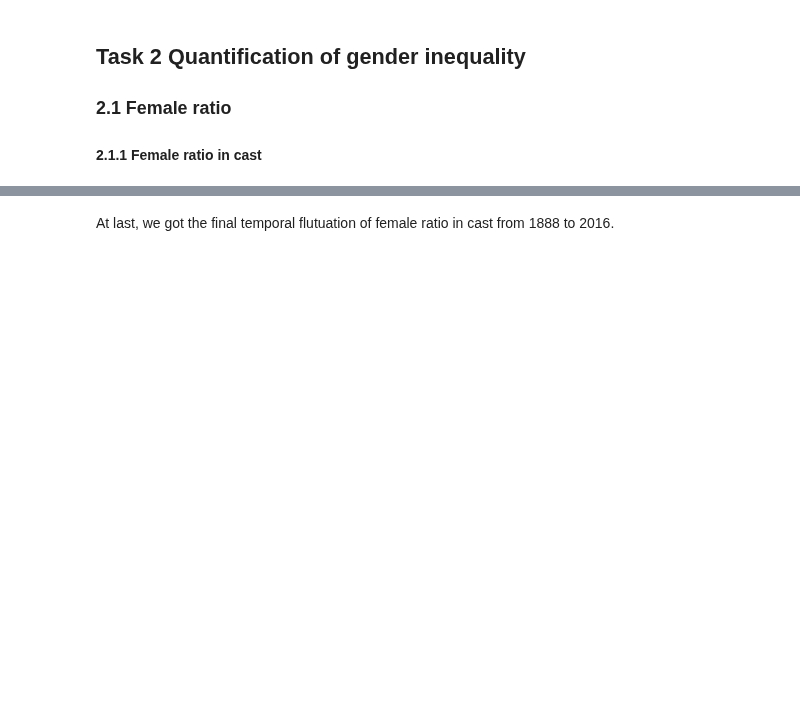
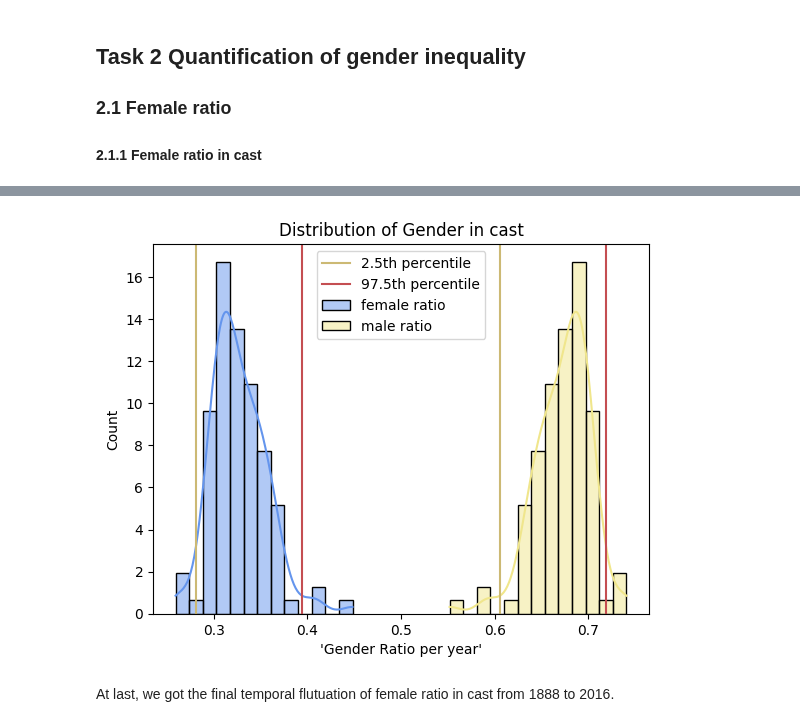
Before and after one commit to epfl-ada/ada-2022-project-yiyisoda, a Jupyter notebook: milestone_2.ipynb, the cells around one changed output, grey strips where cells are left out. Saved outputs shown, nothing was run; the diff lists cells and outputs as text; code cells hidden in the pictures; blank space fills up the shorter version.

```diff
--- a/milestone_2.ipynb
+++ b/milestone_2.ipynb
@@ -453,8 +465,14 @@ characters_by_year = characters_by_year[characters_by_year['release_year'].isin(
 # %%
-def female_ratio(s):
-    female_count = len(s[s['actor_gender']=='F'])
-    return round((female_count/len(s)), 4)
+def gender_ratio(s, gender):
+    count = len(s[s['actor_gender']==gender])
 
-female_ratio_by_year = characters_by_year.groupby('release_year').apply(lambda x: female_ratio(x)).reset_index() # compute female ratio of each year
+    return round((count/len(s)), 4)
+
+
+female_ratio_by_year = characters_by_year.groupby('release_year').apply(lambda x: gender_ratio(x, 'F')).reset_index() # compute female ratio of each year
 female_ratio_by_year['female_ratio'] = female_ratio_by_year[0] # rename column
 female_ratio_by_year=female_ratio_by_year[['release_year','female_ratio']] # keep only necessary columns
+
+male_ratio_by_year = characters_by_year.groupby('release_year').apply(lambda x: gender_ratio(x, 'M')).reset_index() # compute male ratio of each year
+male_ratio_by_year['male_ratio'] = male_ratio_by_year[0] # rename column
+male_ratio_by_year=male_ratio_by_year[['release_year','male_ratio']] # keep only necessary columns
@@ -469,3 +479,23 @@ Text(0.5, 1.0, 'Distribution of Female Ratio in Cast in Each Year')
+# %%
+ax = sns.histplot(female_ratio_by_year.female_ratio.values, kde=True, stat='density', color = 'cornflowerblue', label='female ratio')
+lower = np.percentile(female_ratio_by_year.female_ratio.values, 2.5)
+upper = np.percentile(female_ratio_by_year.female_ratio.values, 97.5)
+plt.axvline(x=lower, ymin=0, ymax=1,c='y')
+plt.axvline(x=upper, ymin=0, ymax=1,c='r')
+
+ax = sns.histplot(male_ratio_by_year.male_ratio.values, kde=True, stat='density', color = 'khaki',label='male ratio')
+lower = np.percentile(male_ratio_by_year.male_ratio.values, 2.5)
+upper = np.percentile(male_ratio_by_year.male_ratio.values, 97.5)
+plt.axvline(x=lower, ymin=0, ymax=1,label='2.5th percentile',c='y')
+plt.axvline(x=upper, ymin=0, ymax=1,label='97.5th percentile',c='r')
+
+plt.xlabel("'Gender Ratio per year'")
+plt.ylabel("Count")
+plt.title("Distribution of Gender in cast")
+plt.legend()
+plt.show()
+# %% [output]
+[figure, added]
 # %% [markdown]
 At last, we got the final temporal flutuation of female ratio in cast from 1888 to 2016.
 # %%
```
Also changed, not shown: parts of 12 cells of this notebook.
